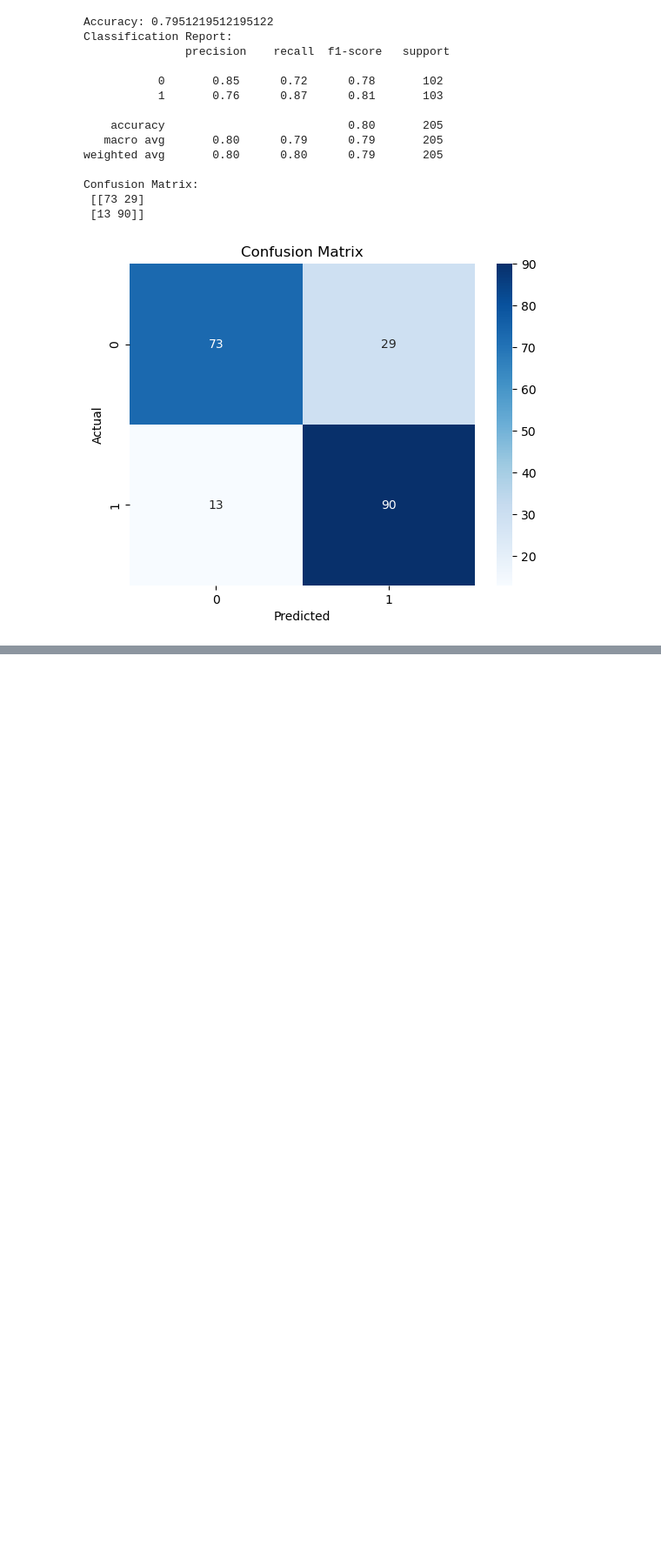
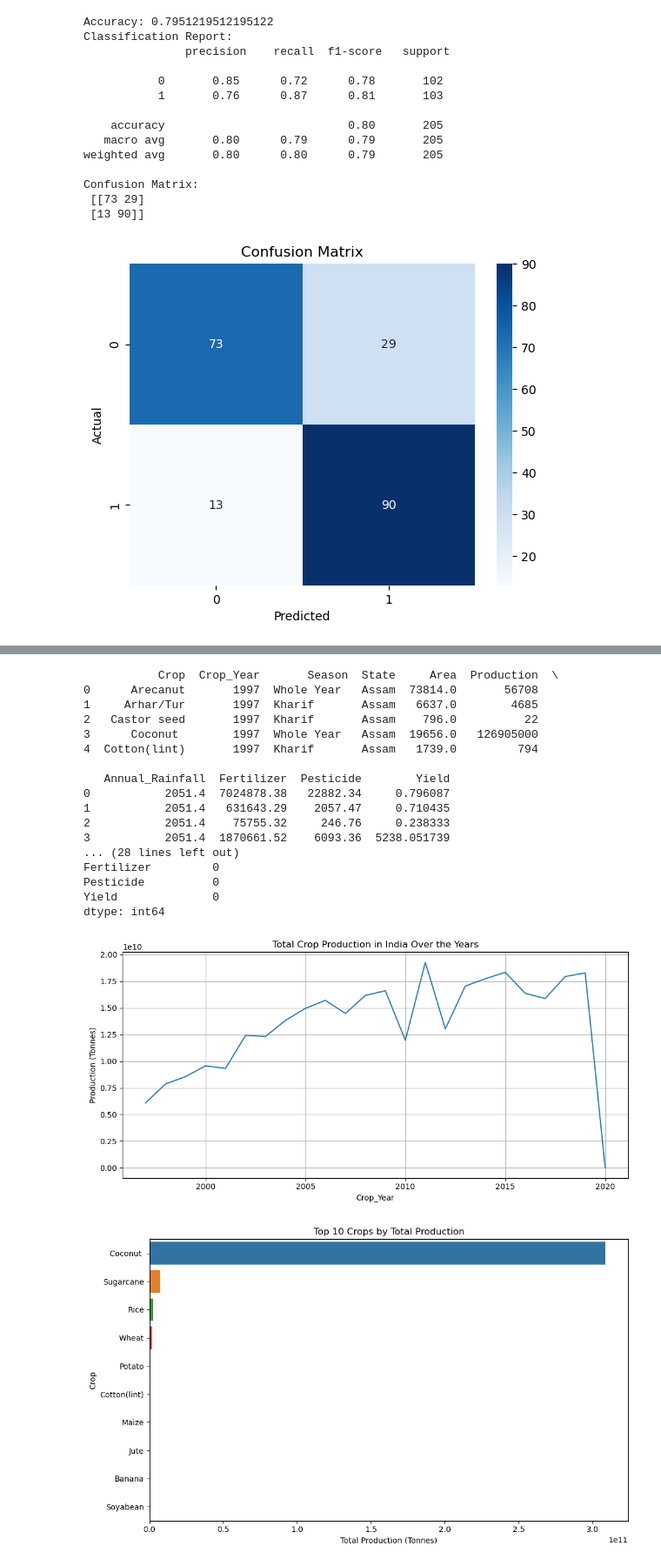
Before and after one commit to Mskag/project, a Jupyter notebook: Unified Projects.ipynb, the cells around one changed output, grey strips where cells are left out. Shown: that part at 87% size. Saved outputs shown, nothing was run; the diff lists cells and outputs as text; code cells hidden in the pictures; blank space fills up the shorter version.

```diff
--- a/Unified Projects.ipynb
+++ b/Unified Projects.ipynb
@@ -263,0 +189,73 @@ KeyError: 'State_Name'
+# %%
+#Crop Production Analysis in India
+import pandas as pd
+import matplotlib.pyplot as plt
+import seaborn as sns
+
+# Load dataset
+df = pd.read_csv("crop_yield.csv")
+
+# Preview data
+print(df.head())
+print(df.info())
+
+# Check for missing values
+print("\nMissing values:\n", df.isnull().sum())
+
+# Drop rows with missing values (optional)
+df.dropna(subset=['Production', 'Area'], inplace=True)
+
+# Convert data types if needed
+df['Crop_Year'] = df['Crop_Year'].astype(int)
+
+# Total production by year
+yearly_prod = df.groupby('Crop_Year')['Production'].sum().reset_index()
+
+plt.figure(figsize=(10, 5))
+sns.lineplot(data=yearly_prod, x='Crop_Year', y='Production')
+plt.title('Total Crop Production in India Over the Years')
+plt.ylabel('Production (Tonnes)')
+plt.grid(True)
+plt.tight_layout()
+plt.show()
+
+# Top 10 crops by total production
+top_crops = df.groupby('Crop')['Production'].sum().sort_values(ascending=False).head(10)
+
+plt.figure(figsize=(10, 6))
+sns.barplot(x=top_crops.values, y=top_crops.index)
+plt.title('Top 10 Crops by Total Production')
+plt.xlabel('Total Production (Tonnes)')
+plt.tight_layout()
+plt.show()
+
+# Top 5 states for a selected crop (e.g., Rice)
+selected_crop = 'Rice'
+state_crop = df[df['Crop'] == selected_crop].groupby('State')['Production'].sum().sort_values(ascending=False).head(5)
+
+plt.figure(figsize=(8, 5))
+sns.barplot(x=state_crop.values, y=state_crop.index)
+plt.title(f'Top 5 States for {selected_crop} Production')
+plt.xlabel('Production (Tonnes)')
+plt.tight_layout()
+plt.show()
+# %% [output]
+           Crop  Crop_Year       Season  State     Area  Production  \
+0      Arecanut       1997  Whole Year   Assam  73814.0       56708
+1     Arhar/Tur       1997  Kharif       Assam   6637.0        4685
+2   Castor seed       1997  Kharif       Assam    796.0          22
+3      Coconut        1997  Whole Year   Assam  19656.0   126905000
+4  Cotton(lint)       1997  Kharif       Assam   1739.0         794
+
+   Annual_Rainfall  Fertilizer  Pesticide        Yield
+0           2051.4  7024878.38   22882.34     0.796087
+1           2051.4   631643.29    2057.47     0.710435
+2           2051.4    75755.32     246.76     0.238333
+3           2051.4  1870661.52    6093.36  5238.051739
+... (28 lines left out)
+Fertilizer         0
+Pesticide          0
+Yield              0
+dtype: int64
+[figure, added]
+[figure, added]
```
Also changed, not shown: parts of 13 cells of this notebook.
